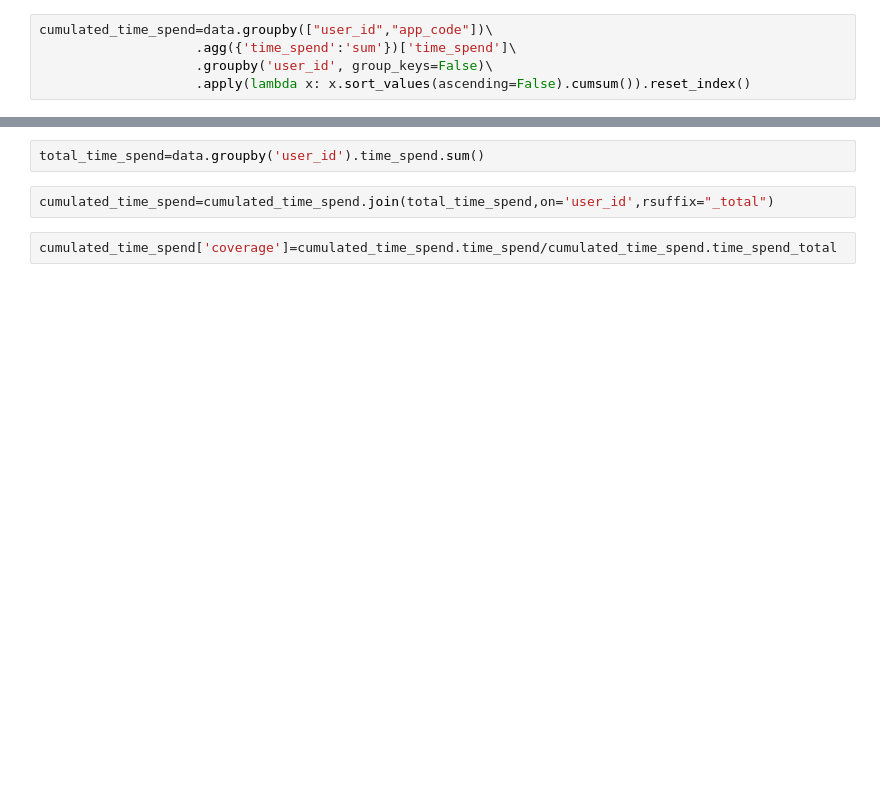
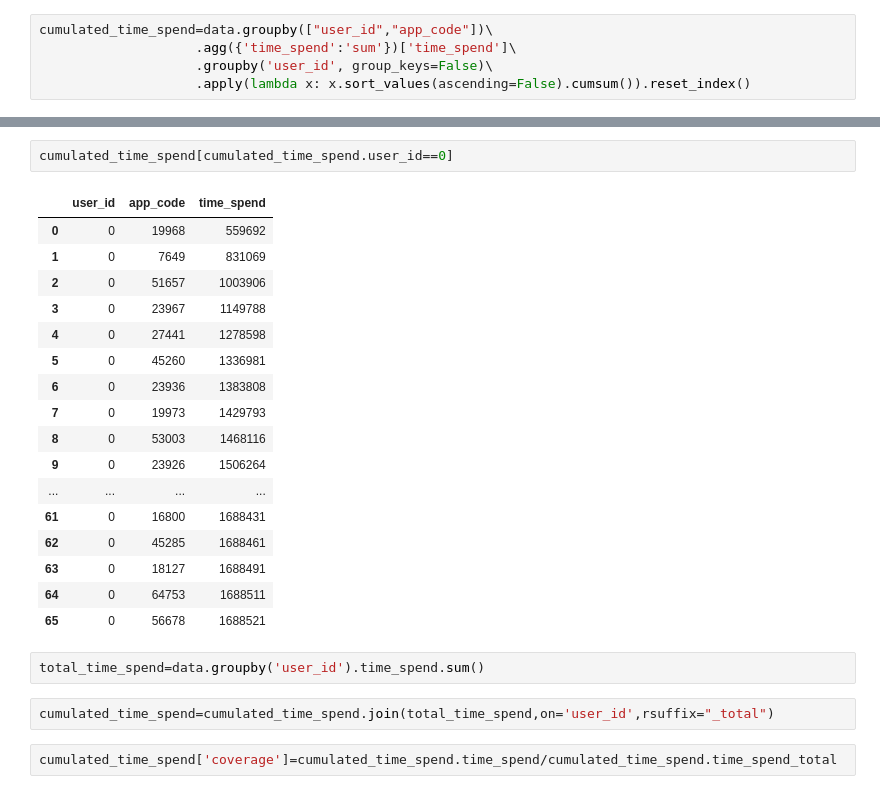
Before and after one commit to ClaraAndersen/motifs_and_competition_in_app_usage, a Jupyter notebook: removing_apps_based_on_coverage.ipynb, the cells around one changed output, grey strips where cells are left out. Cells and saved outputs as stored; diff of their text form; blank space fills up the shorter version.

```diff
--- a/removing_apps_based_on_coverage.ipynb
+++ b/removing_apps_based_on_coverage.ipynb
@@ -43,3 +84,23 @@ cumulated_time_spend=data.groupby(["user_id","app_code"])\
+# %%
+cumulated_time_spend[cumulated_time_spend.user_id==0]
+# %% [output]
+|  | user_id | app_code | time_spend |
+| 0 | 0 | 19968 | 559692 |
+| 1 | 0 | 7649 | 831069 |
+| 2 | 0 | 51657 | 1003906 |
+| 3 | 0 | 23967 | 1149788 |
+| 4 | 0 | 27441 | 1278598 |
+| 5 | 0 | 45260 | 1336981 |
+| 6 | 0 | 23936 | 1383808 |
+| 7 | 0 | 19973 | 1429793 |
+| 8 | 0 | 53003 | 1468116 |
+| 9 | 0 | 23926 | 1506264 |
+| ... | ... | ... | ... |
+| 61 | 0 | 16800 | 1688431 |
+| 62 | 0 | 45285 | 1688461 |
+| 63 | 0 | 18127 | 1688491 |
+| 64 | 0 | 64753 | 1688511 |
+| 65 | 0 | 56678 | 1688521 |
 # %%
 total_time_spend=data.groupby('user_id').time_spend.sum()
 # %%
```
Also changed, not shown: parts of 9 cells of this notebook, 6 other files.
